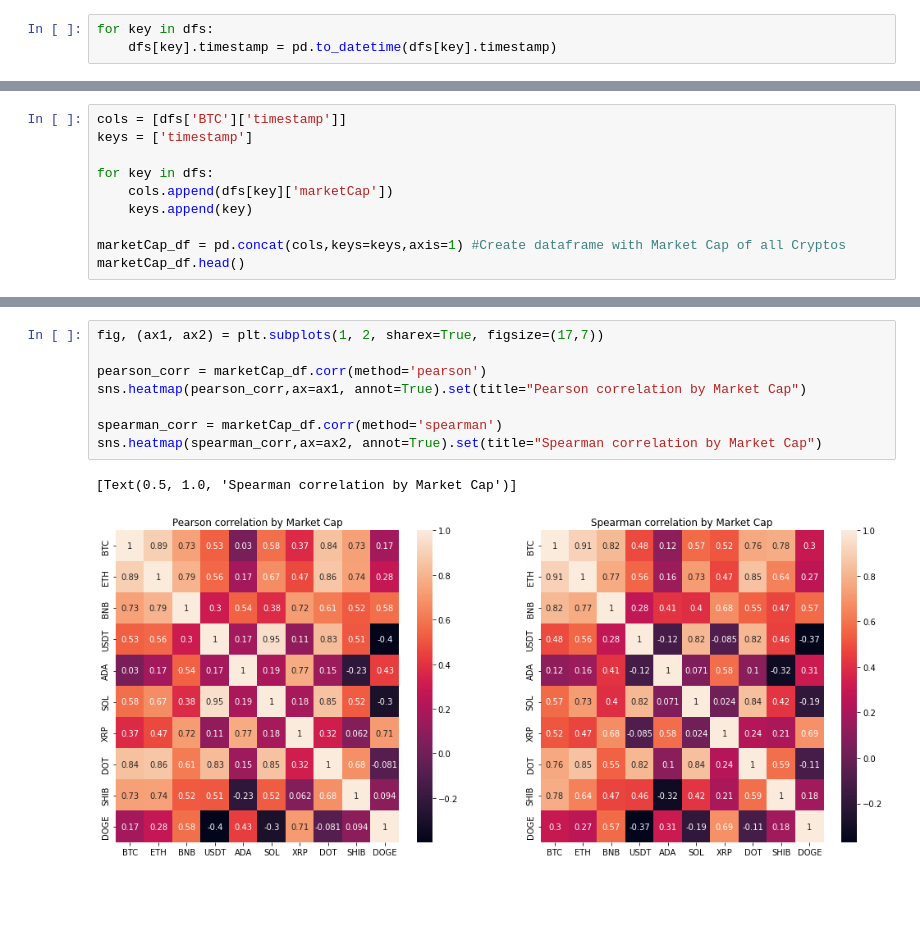
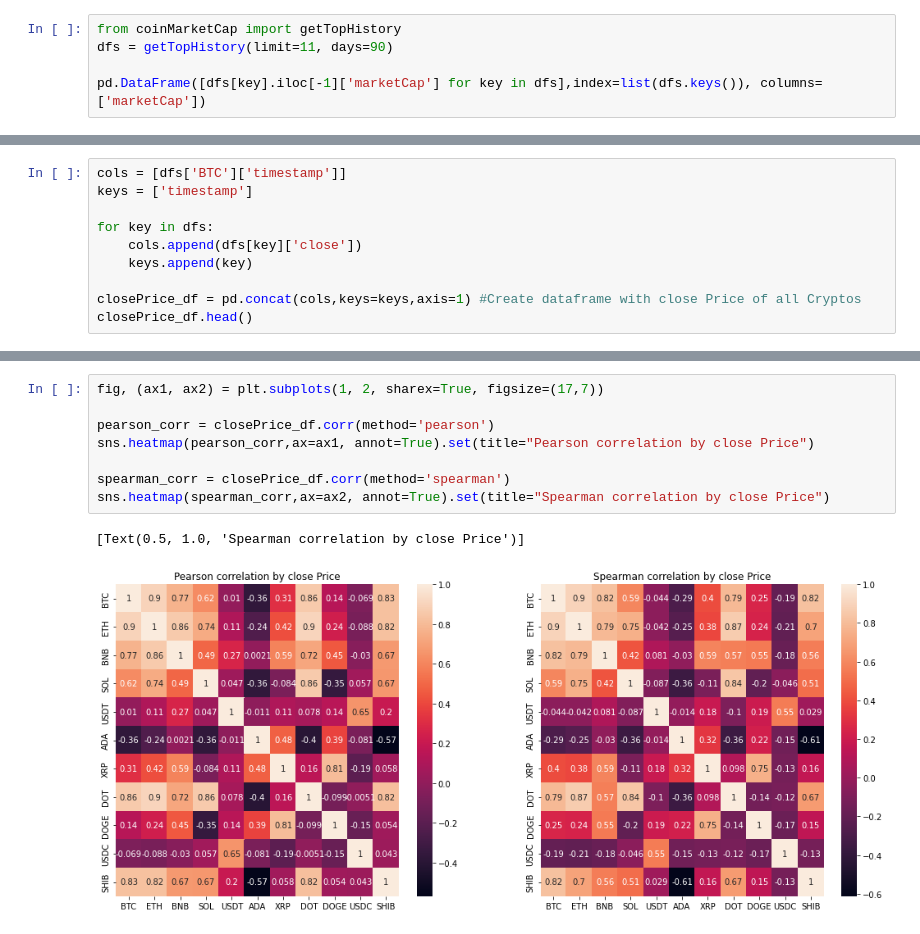
Before and after one commit to webostap/NIR, a Jupyter notebook: crypto_history.ipynb, the cells around one changed output, grey strips where cells are left out. Drawn from its saved outputs; the diff is of its cells as text; blank space fills up the shorter version.

Commit message:
price correlation

```diff
--- a/crypto_history.ipynb
+++ b/crypto_history.ipynb
@@ -61,3 +8,5 @@ dfs['BTC'].head()
-# %%
-for key in dfs:
-    dfs[key].timestamp = pd.to_datetime(dfs[key].timestamp)
+# %%
+from coinMarketCap import getTopHistory
+dfs = getTopHistory(limit=11, days=90)
+
+pd.DataFrame([dfs[key].iloc[-1]['marketCap'] for key in dfs],index=list(dfs.keys()), columns=['marketCap'])
@@ -68,9 +30,9 @@ cols = [dfs['BTC']['timestamp']]
 keys = ['timestamp']
 
 for key in dfs:
-    cols.append(dfs[key]['marketCap'])
+    cols.append(dfs[key]['close'])
     keys.append(key)
 
-marketCap_df = pd.concat(cols,keys=keys,axis=1) #Create dataframe with Market Cap of all Cryptos
-marketCap_df.head()
+closePrice_df = pd.concat(cols,keys=keys,axis=1) #Create dataframe with close Price of all Cryptos
+closePrice_df.head()
 # %% [output]
@@ -83,14 +45,14 @@ marketCap_df.head()
 # %%
 fig, (ax1, ax2) = plt.subplots(1, 2, sharex=True, figsize=(17,7))
 
-pearson_corr = marketCap_df.corr(method='pearson')
-sns.heatmap(pearson_corr,ax=ax1, annot=True).set(title="Pearson correlation by Market Cap")
+pearson_corr = closePrice_df.corr(method='pearson')
+sns.heatmap(pearson_corr,ax=ax1, annot=True).set(title="Pearson correlation by close Price")
 
-spearman_corr = marketCap_df.corr(method='spearman')
-sns.heatmap(spearman_corr,ax=ax2, annot=True).set(title="Spearman correlation by Market Cap")
+spearman_corr = closePrice_df.corr(method='spearman')
+sns.heatmap(spearman_corr,ax=ax2, annot=True).set(title="Spearman correlation by close Price")
 # %% [output]
-[Text(0.5, 1.0, 'Spearman correlation by Market Cap')]
+[Text(0.5, 1.0, 'Spearman correlation by close Price')]
-[figure, old version]
+[figure, new version]
 # %%
 fig, axes = plt.subplots(1, 3, sharex=True, figsize=(18,5))
 for i, crypto in enumerate(['BTC', 'ETH', 'ADA']):
```
Also changed, not shown: parts of 10 cells of this notebook, 1 other file.
